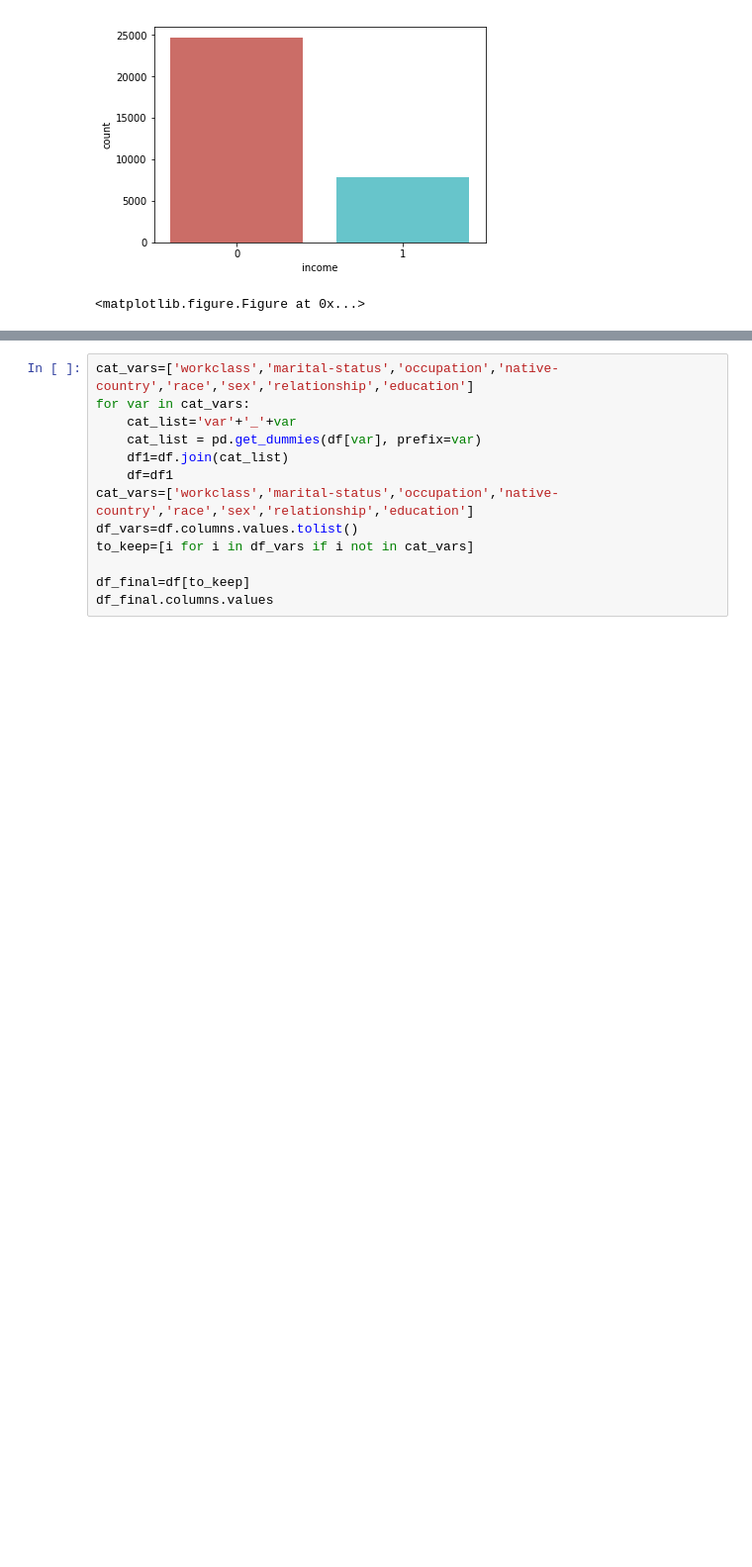
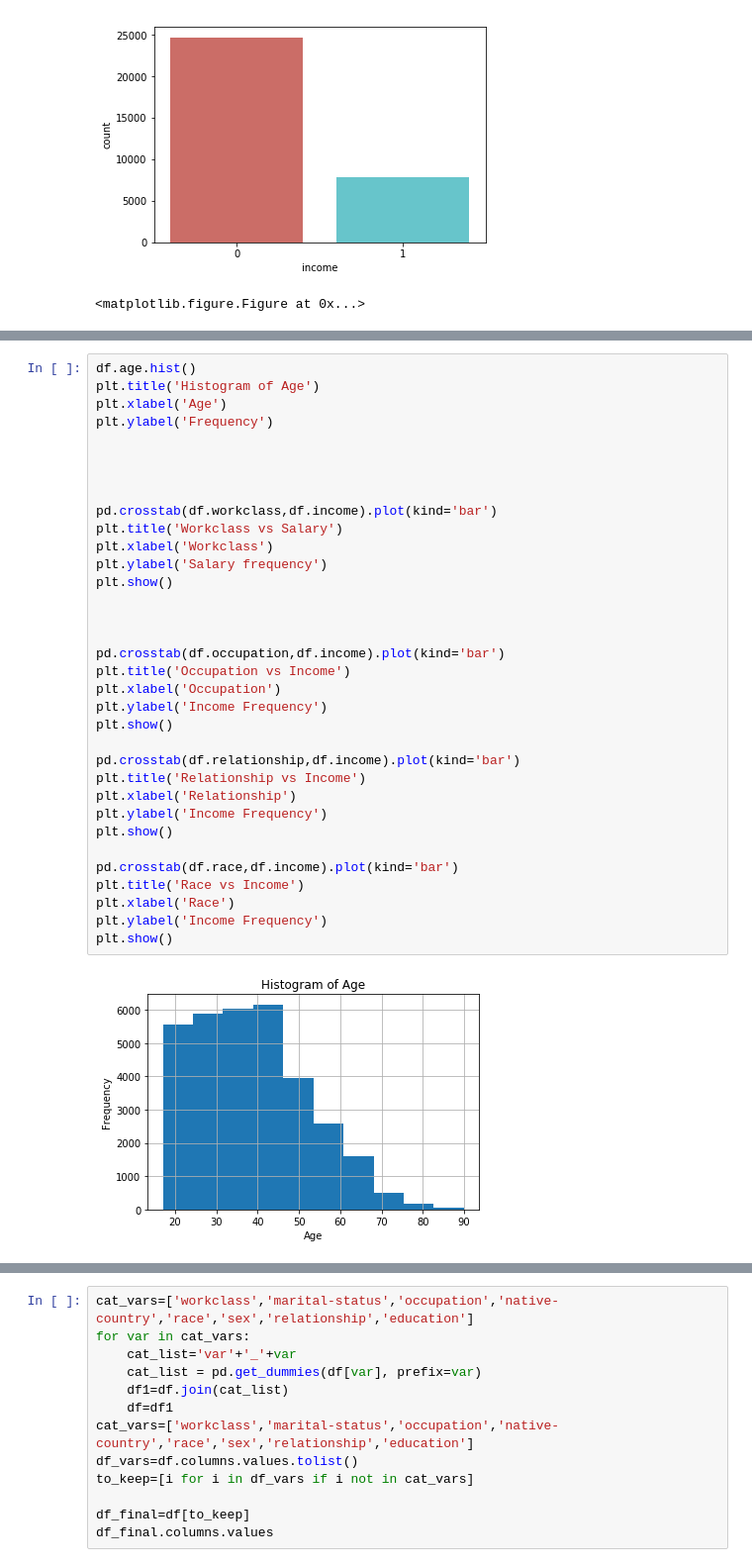
Before and after one commit to karansingla06/ML-AI-Projects, a Jupyter notebook: Algos_ml/LogisticRegr_Income-checkpoint.ipynb, the cells around one changed output, grey strips where cells are left out. Shown at 99% size. Saved outputs shown, nothing was run; the diff lists cells and outputs as text; blank space fills up the shorter version.

```diff
--- a/Algos_ml/LogisticRegr_Income-checkpoint.ipynb
+++ b/Algos_ml/LogisticRegr_Income-checkpoint.ipynb
@@ -284,3 +284,39 @@ df.groupby('marital-status').mean()
 | Married | 43.231082 | 186765.323355 | 10.320421 | 1762.816654 | 122.251350 | 43.281552 | 0.446830 |
 | Never-married | 28.150988 | 195383.308996 | 9.962464 | 376.588318 | 52.345502 | 36.939998 | 0.045961 |
 | Single | 44.642681 | 187643.613461 | 9.741532 | 672.444251 | 65.393953 | 39.667684 | 0.094200 |
+# %%
+df.age.hist()
+plt.title('Histogram of Age')
+plt.xlabel('Age')
+plt.ylabel('Frequency')
+
+
+
+
+pd.crosstab(df.workclass,df.income).plot(kind='bar')
+plt.title('Workclass vs Salary')
+plt.xlabel('Workclass')
+plt.ylabel('Salary frequency')
+plt.show()
+
+
+
+pd.crosstab(df.occupation,df.income).plot(kind='bar')
+plt.title('Occupation vs Income')
+plt.xlabel('Occupation')
+plt.ylabel('Income Frequency')
+plt.show()
+
+pd.crosstab(df.relationship,df.income).plot(kind='bar')
+plt.title('Relationship vs Income')
+plt.xlabel('Relationship')
+plt.ylabel('Income Frequency')
+plt.show()
+
+pd.crosstab(df.race,df.income).plot(kind='bar')
+plt.title('Race vs Income')
+plt.xlabel('Race')
+plt.ylabel('Income Frequency')
+plt.show()
+# %% [output]
+[figure, added]
```
Also changed, not shown: parts of 11 cells of this notebook.
